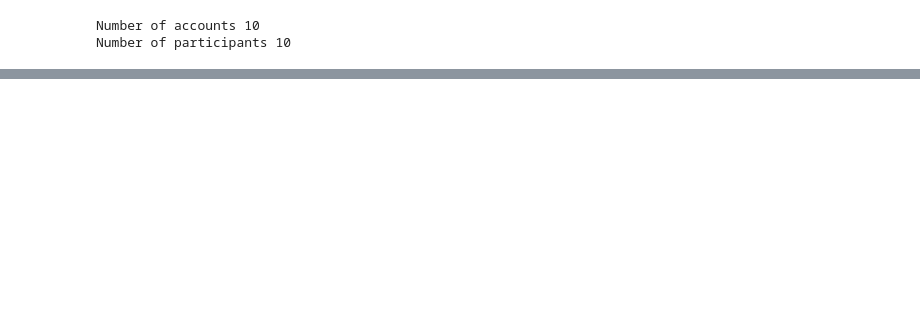
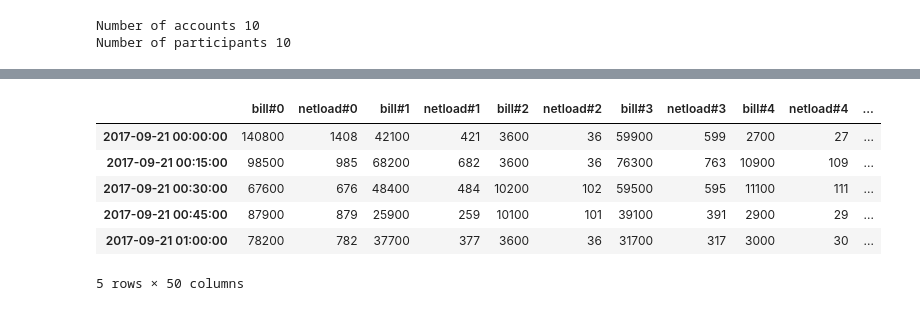
Before and after one commit to Jonathan56-archives/mosaik_ethereum_demo, a Jupyter notebook: dev_notebook/demo v3 .ipynb, the cells around one changed output, grey strips where cells are left out. Saved outputs shown, nothing was run; the diff lists cells and outputs as text; code cells hidden in the pictures; blank space fills up the shorter version.

```diff
--- a/dev_notebook/demo v3 .ipynb
+++ b/dev_notebook/demo v3 .ipynb
@@ -89,7 +89,7 @@ plt.show()
 [drawing not drawn]
 # %%
 # Customer perspective
-account_index = 6
+account_index = 0
 
 customers_15min_bill2 = [block for block in customers_15min_bill
                         if block['args']['_target'] == accounts[account_index]]
@@ -118,0 +158,27 @@ plt.show()
+# %%
+# Calculate Bill difference from PGE and market
+time = pandas.date_range('2017-09-21 00:00:00', periods=len(market_15min_info), freq='15T')
+customers = pandas.DataFrame(index=time)
+
+# Get basic info from blockchain into pandas dataframe
+for account_index in range(0, 10):
+    customers_15min_bill2 = [block for block in customers_15min_bill
+                            if block['args']['_target'] == accounts[account_index]]
+    customers_15min_netload2 = [block for block in customers_15min_netload
+                               if block['args']['_target'] == accounts[account_index]]
+    bill = [block['args']['_value'] for block in customers_15min_bill2]
+    netload = [block['args']['_value'] for block in customers_15min_netload2]
+    customers['bill#' + str(account_index)] = bill
+    customers['netload#' + str(account_index)] = netload
+
+# Calculate cummulative bill
+for account_index in range(0, 10):
+    customers['cumbill#' + str(account_index)] = np.cumsum(customers['bill#' + str(account_index)])
+
+# Calculate what bill would have been from PGE
+pgebuy = 70
+pgesell = 100
+for account_index in range(0, 10):
+    customers['pgebill#' + str(account_index)] = customers['netload#' + str(account_index)].apply(
+        lambda x: x * pgesell if x >= 0 else x * pgebuy)
+    customers['cumpgebill#' + str(account_index)] = np.cumsum(customers['pgebill#' + str(account_index)])
@@ -118,0 +216,10 @@ plt.show()
+# %%
+customers.head()
+# %% [output]
+|  | bill#0 | netload#0 | bill#1 | netload#1 | bill#2 | netload#2 | bill#3 | netload#3 | bill#4 | netload#4 | ... |
+| 2017-09-21 00:00:00 | 140800 | 1408 | 42100 | 421 | 3600 | 36 | 59900 | 599 | 2700 | 27 | ... |
+| 2017-09-21 00:15:00 | 98500 | 985 | 68200 | 682 | 3600 | 36 | 76300 | 763 | 10900 | 109 | ... |
+| 2017-09-21 00:30:00 | 67600 | 676 | 48400 | 484 | 10200 | 102 | 59500 | 595 | 11100 | 111 | ... |
+| 2017-09-21 00:45:00 | 87900 | 879 | 25900 | 259 | 10100 | 101 | 39100 | 391 | 2900 | 29 | ... |
+| 2017-09-21 01:00:00 | 78200 | 782 | 37700 | 377 | 3600 | 36 | 31700 | 317 | 3000 | 30 | ... |
+5 rows × 50 columns
```
Also changed, not shown: parts of 7 cells of this notebook, 8 other files.
